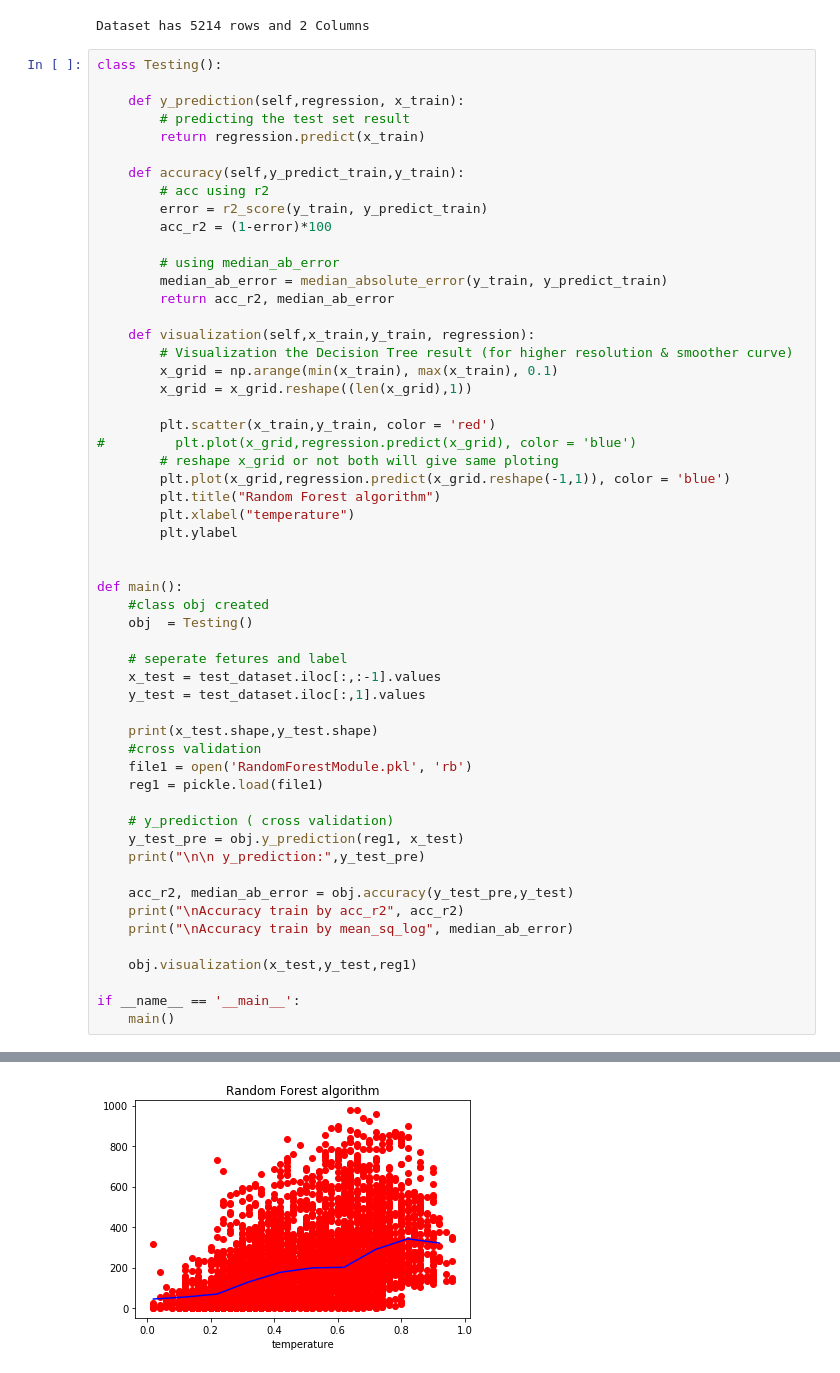
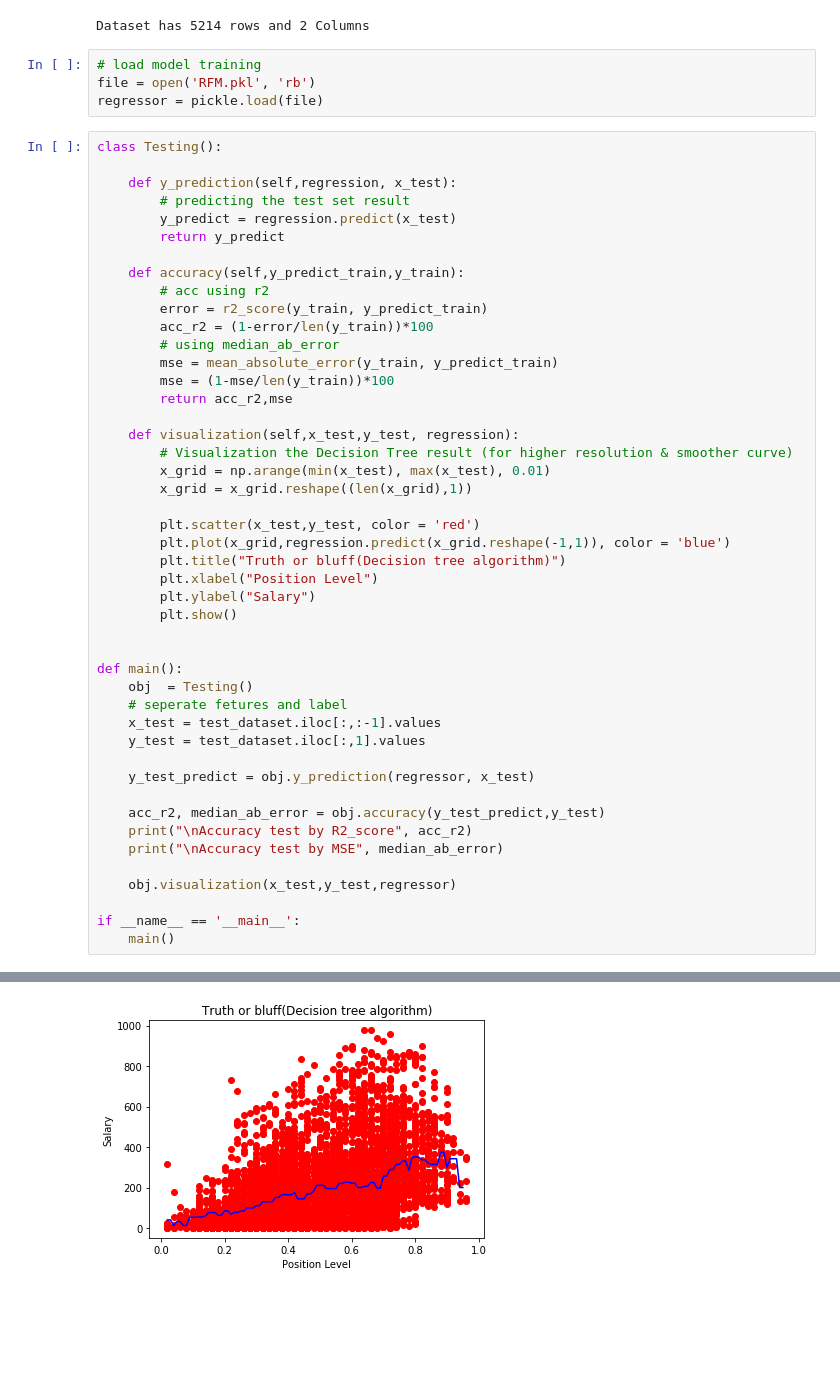
Before and after one commit to GaikwadHarshad/Basic-Python, a Jupyter notebook: WEEK_9/Random Forest Regression/problem 2/TestModel.ipynb, the cells around one changed output, grey strips where cells are left out. Drawn from its saved outputs; the diff is of its cells as text; blank space fills up the shorter version.

Commit message:
filtered some train model and test model to make proper Model

```diff
--- a/WEEK_9/Random Forest Regression/problem 2/TestModel.ipynb
+++ b/WEEK_9/Random Forest Regression/problem 2/TestModel.ipynb
@@ -27,58 +18,53 @@ test_dataset = pd.read_csv ("CSV_files/test_file.csv")
 print("Dataset has {} rows and {} Columns".format(test_dataset.shape[0],test_dataset.shape[1]))
 # %% [output]
 Dataset has 5214 rows and 2 Columns
+# %%
+# load model training
+file = open('RFM.pkl', 'rb')
+regressor = pickle.load(file)
 # %%
 class Testing():
 
-    def y_prediction(self,regression, x_train):
+    def y_prediction(self,regression, x_test):
         # predicting the test set result
-        return regression.predict(x_train)
+        y_predict = regression.predict(x_test)
+        return y_predict
 
     def accuracy(self,y_predict_train,y_train):
         # acc using r2
         error = r2_score(y_train, y_predict_train)
-        acc_r2 = (1-error)*100
+        acc_r2 = (1-error/len(y_train))*100
+        # using median_ab_error
+        mse = mean_absolute_error(y_train, y_predict_train)
+        mse = (1-mse/len(y_train))*100
+        return acc_r2,mse
 
-        # using median_ab_error
-        median_ab_error = median_absolute_error(y_train, y_predict_train)
-        return acc_r2, median_ab_error
-
-    def visualization(self,x_train,y_train, regression):
+    def visualization(self,x_test,y_test, regression):
         # Visualization the Decision Tree result (for higher resolution & smoother curve)
-        x_grid = np.arange(min(x_train), max(x_train), 0.1)
+        x_grid = np.arange(min(x_test), max(x_test), 0.01)
         x_grid = x_grid.reshape((len(x_grid),1))
 
-        plt.scatter(x_train,y_train, color = 'red')
-#         plt.plot(x_grid,regression.predict(x_grid), color = 'blue')
-        # reshape x_grid or not both will give same ploting
+        plt.scatter(x_test,y_test, color = 'red')
         plt.plot(x_grid,regression.predict(x_grid.reshape(-1,1)), color = 'blue')
-        plt.title("Random Forest algorithm")
-        plt.xlabel("temperature")
-        plt.ylabel
+        plt.title("Truth or bluff(Decision tree algorithm)")
+        plt.xlabel("Position Level")
+        plt.ylabel("Salary")
+        plt.show()
 
 
 def main():
-    #class obj created
     obj  = Testing()
-
     # seperate fetures and label
     x_test = test_dataset.iloc[:,:-1].values
     y_test = test_dataset.iloc[:,1].values
 
-    print(x_test.shape,y_test.shape)
-    #cross validation
-    file1 = open('RandomForestModule.pkl', 'rb')
-    reg1 = pickle.load(file1)
+    y_test_predict = obj.y_prediction(regressor, x_test)
 
-    # y_prediction ( cross validation)
-    y_test_pre = obj.y_prediction(reg1, x_test)
-    print("\n\n y_prediction:",y_test_pre)
+    acc_r2, median_ab_error = obj.accuracy(y_test_predict,y_test)
+    print("\nAccuracy test by R2_score", acc_r2)
+    print("\nAccuracy test by MSE", median_ab_error)
 
-    acc_r2, median_ab_error = obj.accuracy(y_test_pre,y_test)
-    print("\nAccuracy train by acc_r2", acc_r2)
-    print("\nAccuracy train by mean_sq_log", median_ab_error)
-
-    obj.visualization(x_test,y_test,reg1)
+    obj.visualization(x_test,y_test,regressor)
 
 if __name__ == '__main__':
     main()
@@ -95 +75 @@ Accuracy train by mean_sq_log 95.02634054005381
-[figure, old version]
+[figure, new version]
```
Also changed, not shown: parts of 2 cells of this notebook, 20 other files.
